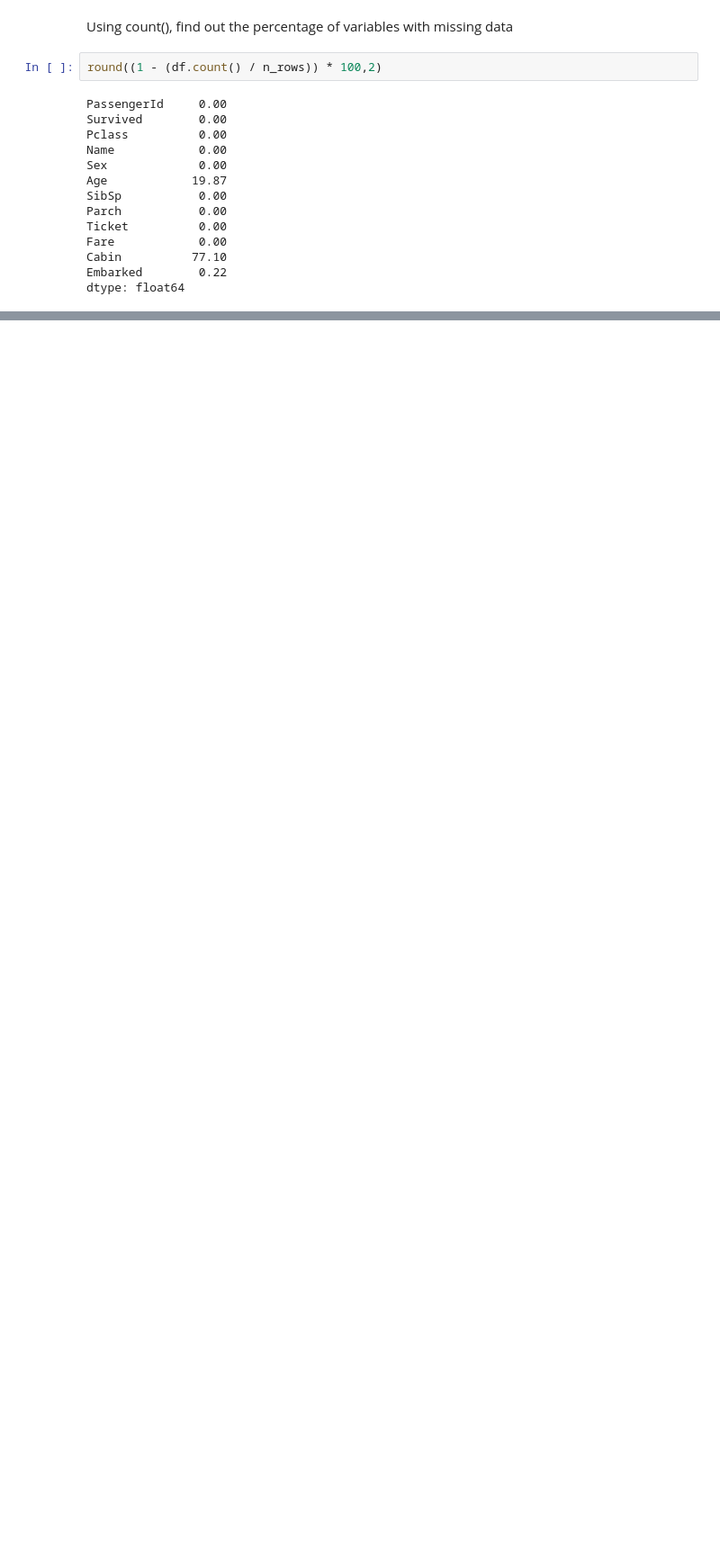
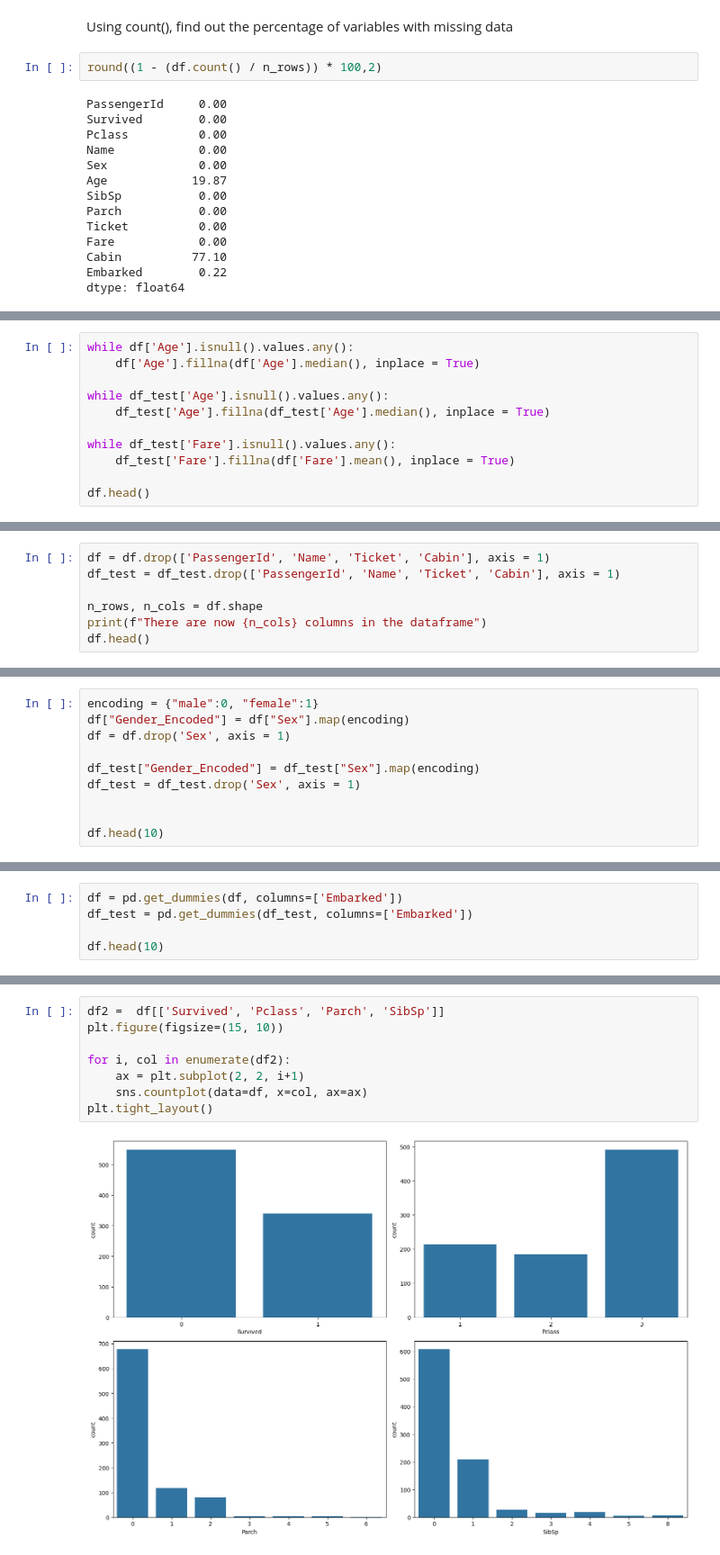
Before and after one commit to Wacky42/titanic-kaggle, a Jupyter notebook: Titanic.ipynb, the cells around one changed output, grey strips where cells are left out. Shown at 90% size. Cells and saved outputs as stored; diff of their text form; blank space fills up the shorter version.

```diff
--- a/Titanic.ipynb
+++ b/Titanic.ipynb
@@ -143,0 +178,11 @@ dtype: int64
+# %%
+while df['Age'].isnull().values.any():
+    df['Age'].fillna(df['Age'].median(), inplace = True)
+
+while df_test['Age'].isnull().values.any():
+    df_test['Age'].fillna(df_test['Age'].median(), inplace = True)
+
+while df_test['Fare'].isnull().values.any():
+    df_test['Fare'].fillna(df['Fare'].mean(), inplace = True)
+
+df.head()
@@ -143,0 +216,7 @@ dtype: int64
+# %%
+df = df.drop(['PassengerId', 'Name', 'Ticket', 'Cabin'], axis = 1)
+df_test = df_test.drop(['PassengerId', 'Name', 'Ticket', 'Cabin'], axis = 1)
+
+n_rows, n_cols = df.shape
+print(f"There are now {n_cols} columns in the dataframe")
+df.head()
@@ -143,0 +239,10 @@ dtype: int64
+# %%
+encoding = {"male":0, "female":1}
+df["Gender_Encoded"] = df["Sex"].map(encoding)
+df = df.drop('Sex', axis = 1)
+
+df_test["Gender_Encoded"] = df_test["Sex"].map(encoding)
+df_test = df_test.drop('Sex', axis = 1)
+
+
+df.head(10)
@@ -143,0 +263,5 @@ dtype: int64
+# %%
+df = pd.get_dummies(df, columns=['Embarked'])
+df_test = pd.get_dummies(df_test, columns=['Embarked'])
+
+df.head(10)
@@ -143,0 +282,10 @@ dtype: int64
+# %%
+df2 =  df[['Survived', 'Pclass', 'Parch', 'SibSp']]
+plt.figure(figsize=(15, 10))
+
+for i, col in enumerate(df2):
+    ax = plt.subplot(2, 2, i+1)
+    sns.countplot(data=df, x=col, ax=ax)
+plt.tight_layout()
+# %% [output]
+[figure, added]
```
Also changed, not shown: parts of 30 cells of this notebook, 1 other file.
